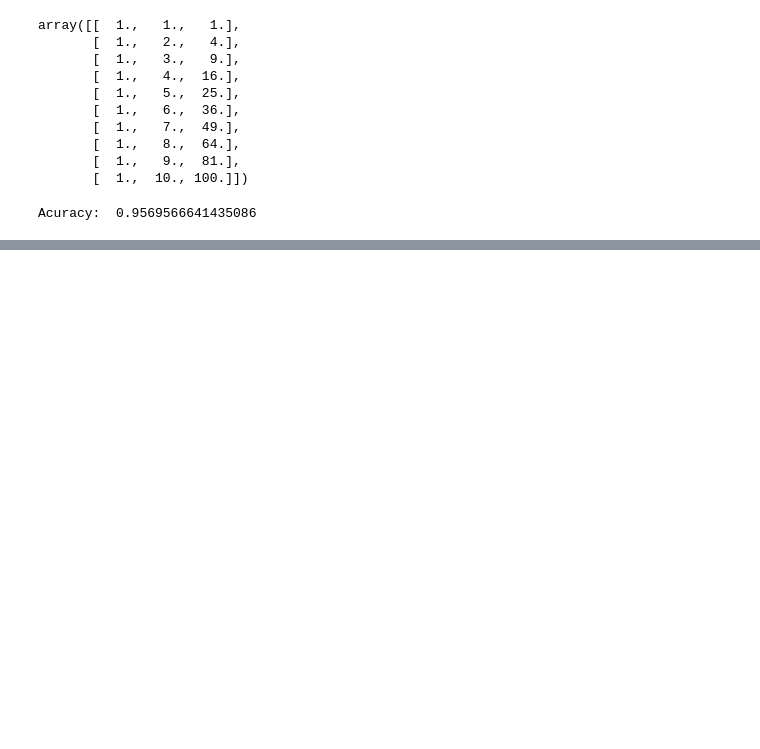
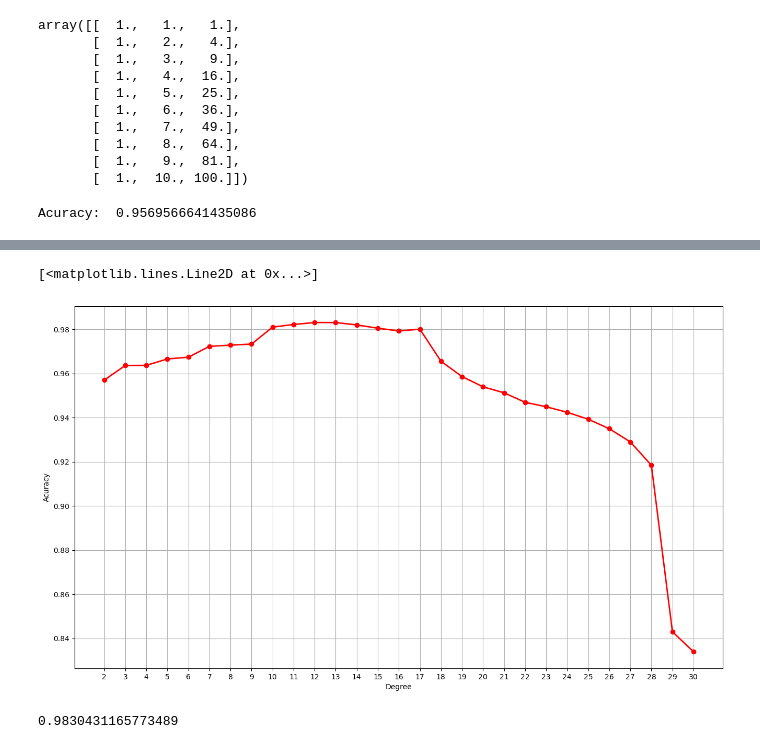
Before and after one commit to rkpun/Python-AI-code-CDAC, a Jupyter notebook: 32 Polynomial Regression.ipynb, the cells around one changed output, grey strips where cells are left out. Cells and saved outputs as stored; diff of their text form; code cells hidden in the pictures; blank space fills up the shorter version.

```diff
--- a/32 Polynomial Regression.ipynb
+++ b/32 Polynomial Regression.ipynb
@@ -80,3 +80,7 @@ reg.fit(x,y)
 print('Acuracy: ', reg.score(x,y))
 # %% [output]
 Acuracy:  0.9569566641435086
+# %%
+poly=PolynomialFeatures(degree=2)
+x_poly=poly.fit_transform(x)
+x_poly
@@ -82,0 +105,3 @@ Acuracy:  0.9569566641435086
+# %%
+reg.fit(x_poly,y)
+print('Acuracy: ', reg.score(x_poly,y))
@@ -82,0 +110,5 @@ Acuracy:  0.9569566641435086
+# %%
+poly=PolynomialFeatures(degree=8)
+x_poly=poly.fit_transform(x)
+reg.fit(x_poly,y)
+print('Acuracy: ', reg.score(x_poly,y))
@@ -82,0 +117,7 @@ Acuracy:  0.9569566641435086
+# %%
+acc=[]
+for i in range(2,31):
+    poly=PolynomialFeatures(degree=i)
+    x_poly=poly.fit_transform(x)
+    reg.fit(x_poly,y)
+    acc.append(reg.score(x_poly,y))
@@ -82,0 +144,17 @@ Acuracy:  0.9569566641435086
+# %%
+plt.figure(figsize=(16,9))
+plt.grid()
+plt.xticks(range(2,31))
+plt.xlabel('Degree')
+plt.ylabel('Acuracy')
+plt.plot(range(2,31),acc,color='r', lw=2, marker='o')
+# %% [output]
+[<matplotlib.lines.Line2D at 0x...>]
+[figure, added]
+# %%
+poly=PolynomialFeatures(degree=12)
+x_poly=poly.fit_transform(x)
+reg.fit(x_poly,y)
+reg.score(x_poly,y)
+# %% [output]
+0.9830431165773489
```
Also changed, not shown: parts of 6 cells of this notebook.
